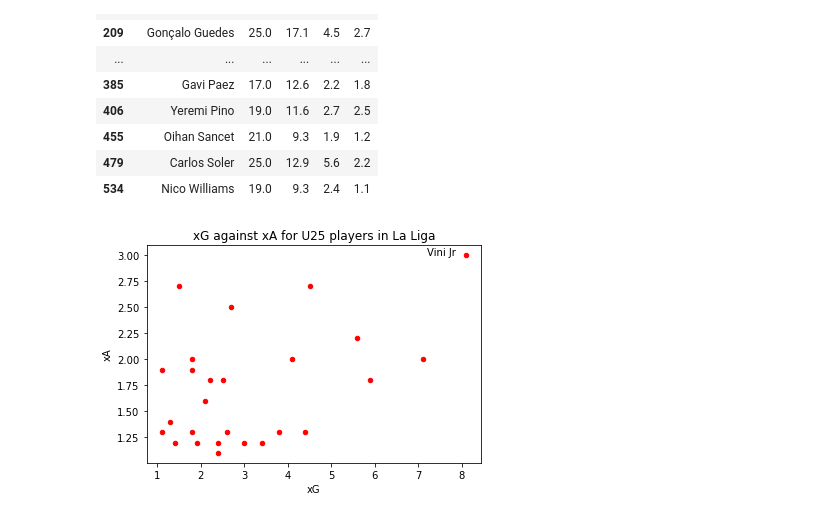
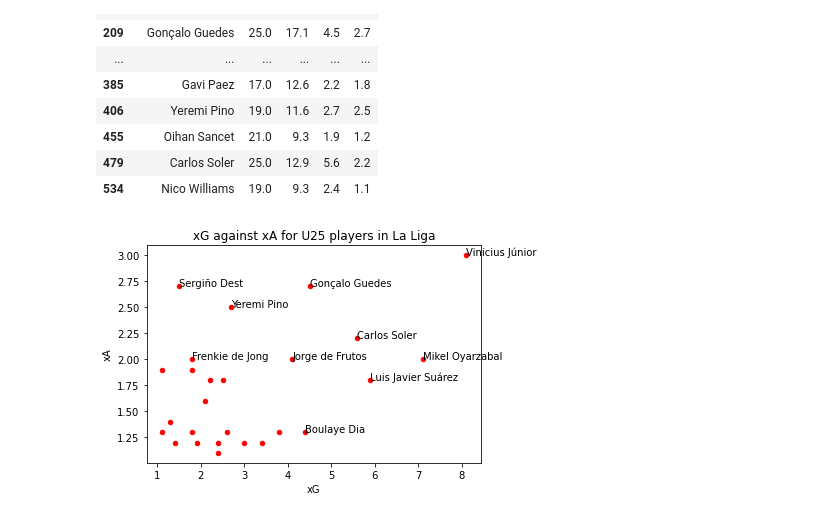
Before and after one commit to mabyan22/football_analysis, a Jupyter notebook: Notebooks/football_graph_prototype.ipynb, the cells around one changed output. Drawn from its saved outputs; the diff is of its cells as text; code cells hidden in the pictures.

Commit message:
Annotated the graph

```diff
--- a/Notebooks/football_graph_prototype.ipynb
+++ b/Notebooks/football_graph_prototype.ipynb
@@ -73,7 +73,9 @@ selectedData
 # %%
 selectedData.plot(kind='scatter',x='xG',y='xA',color='red')
 plt.title('xG against xA for U25 players in La Liga')
-plt.text(7.2,3,'Vini Jr')
+for index, row in selectedData.iterrows():
+    if row['xG']>4 or row['xA']>1.9:
+        plt.text(row['xG'],row['xA'],row['Player'])
 plt.show()
 # %% [output]
-[figure, old version]
+[figure, new version]
```
Also changed, not shown: parts of 2 cells of this notebook.
